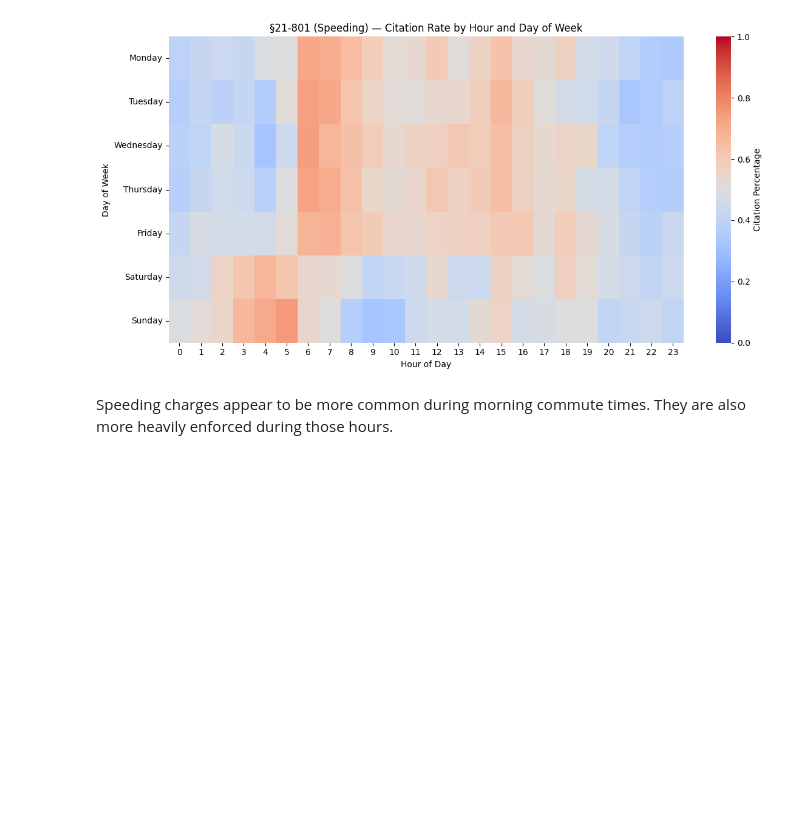
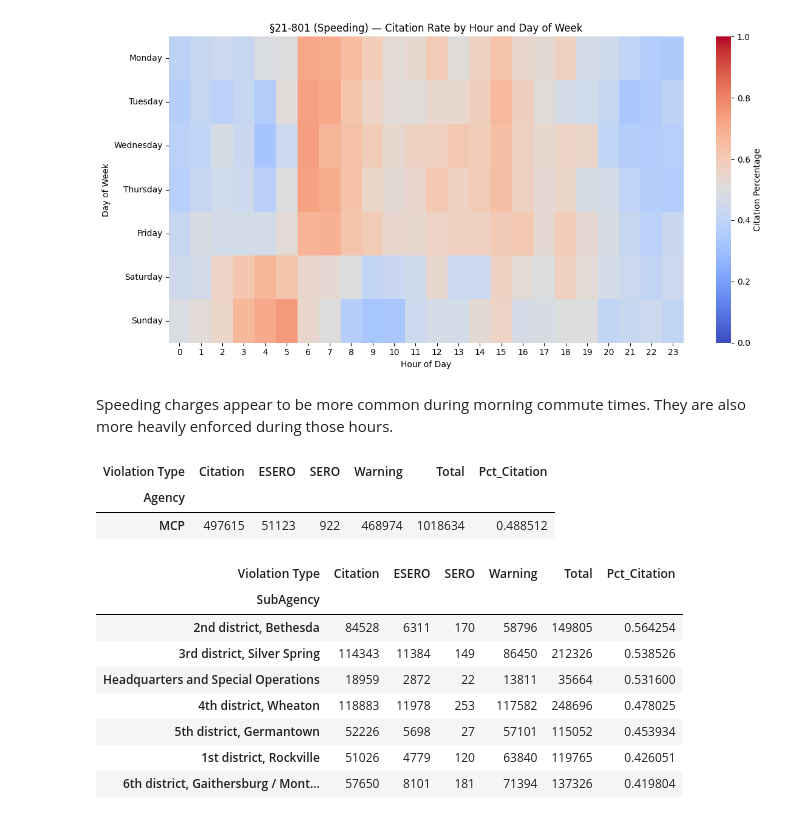
Before and after one commit to jeremiahliao/traffic-citation-predictor, a Jupyter notebook: eda/eda.ipynb, the cells around one changed output. Cells and saved outputs as stored; diff of their text form; code cells hidden in the pictures; blank space fills up the shorter version.

```diff
--- a/eda/eda.ipynb
+++ b/eda/eda.ipynb
@@ -562,3 +562,29 @@ The default of observed=False is deprecated and will be changed to True in a fut
 [figure]
 # %% [markdown]
 Speeding charges appear to be more common during morning commute times. They are also more heavily enforced during those hours.
+# %%
+agency_counts = df.groupby(["Agency","Violation Type"]).size().unstack(fill_value=0)
+agency_counts["Total"] = agency_counts.sum(axis=1)
+agency_counts["Pct_Citation"] = agency_counts["Citation"] / agency_counts["Total"]
+
+agency_counts.sort_values("Pct_Citation", ascending=False)
+# %% [output]
+| Violation Type | Citation | ESERO | SERO | Warning | Total | Pct_Citation |
+| Agency |  |  |  |  |  |  |
+| MCP | 497615 | 51123 | 922 | 468974 | 1018634 | 0.488512 |
+# %%
+subagency = df.groupby(["SubAgency","Violation Type"]).size().unstack(fill_value=0)
+subagency["Total"] = subagency.sum(axis=1)
+subagency["Pct_Citation"] = subagency["Citation"] / subagency["Total"]
+
+subagency.sort_values("Pct_Citation", ascending=False)
+# %% [output]
+| Violation Type | Citation | ESERO | SERO | Warning | Total | Pct_Citation |
+| SubAgency |  |  |  |  |  |  |
+| 2nd district, Bethesda | 84528 | 6311 | 170 | 58796 | 149805 | 0.564254 |
+| 3rd district, Silver Spring | 114343 | 11384 | 149 | 86450 | 212326 | 0.538526 |
+| Headquarters and Special Operations | 18959 | 2872 | 22 | 13811 | 35664 | 0.531600 |
+| 4th district, Wheaton | 118883 | 11978 | 253 | 117582 | 248696 | 0.478025 |
+| 5th district, Germantown | 52226 | 5698 | 27 | 57101 | 115052 | 0.453934 |
+| 1st district, Rockville | 51026 | 4779 | 120 | 63840 | 119765 | 0.426051 |
+| 6th district, Gaithersburg / Mont... | 57650 | 8101 | 181 | 71394 | 137326 | 0.419804 |
```
Also changed, not shown: parts of 5 cells of this notebook.
